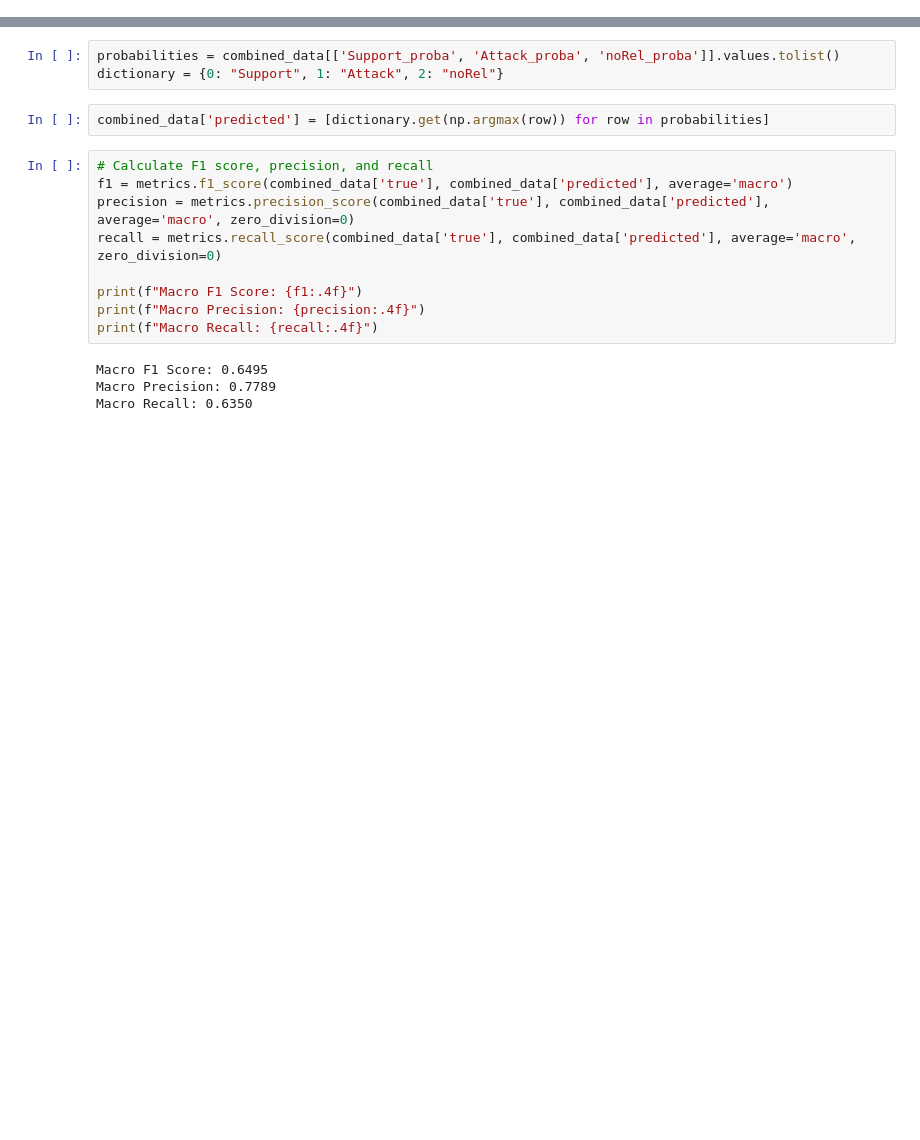
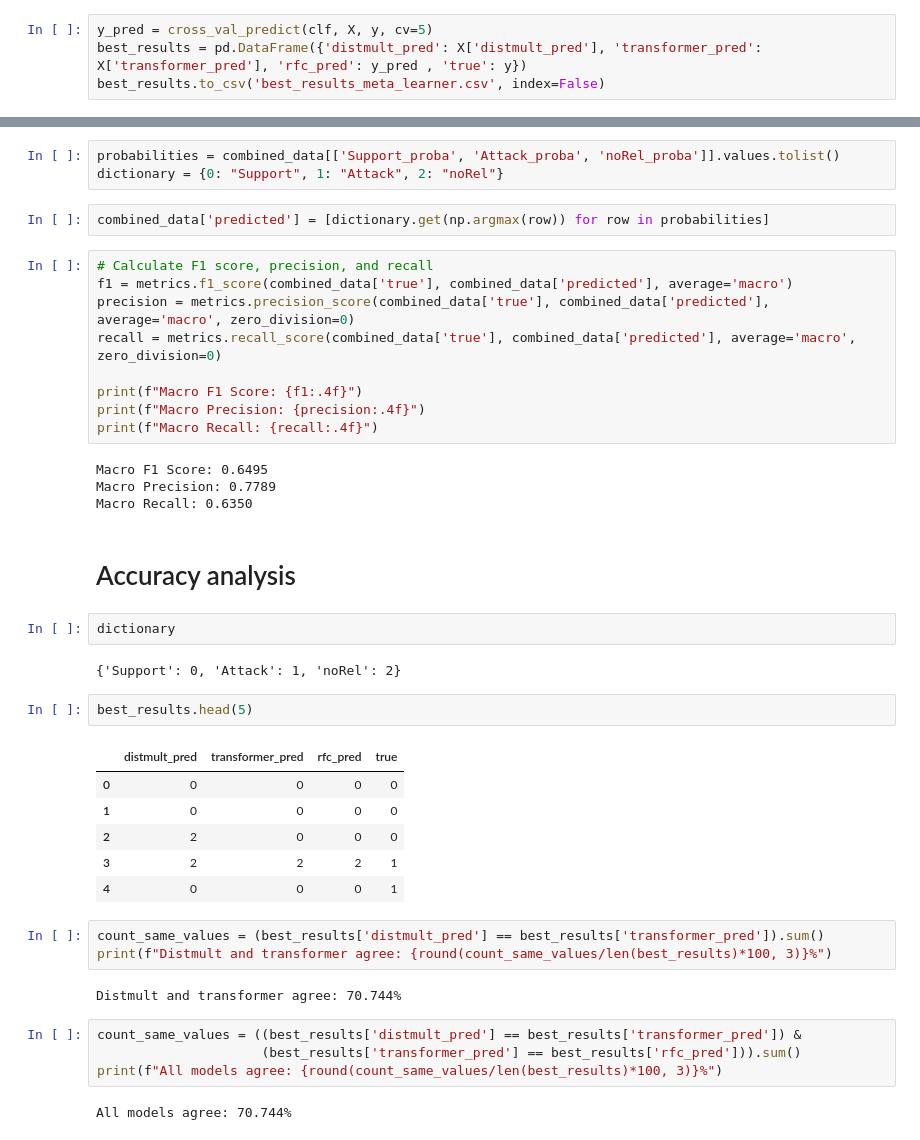
Before and after one commit to deborahdore/political-debates-graph-analysis, a Jupyter notebook: notebooks/meta_learner.ipynb, the cells around one changed output, grey strips where cells are left out. Drawn from its saved outputs; the diff is of its cells as text; blank space fills up the shorter version.

Commit message:
meta-learner analys2

```diff
--- a/notebooks/meta_learner.ipynb
+++ b/notebooks/meta_learner.ipynb
@@ -344,6 +344,10 @@ F1-micro: 0.8352786824735106
 Accuracy: 0.8352786824735106
 Precision-macro: 0.7850573773105296
 Recall-macro: 0.6616790000224425
+# %%
+y_pred = cross_val_predict(clf, X, y, cv=5)
+best_results = pd.DataFrame({'distmult_pred': X['distmult_pred'], 'transformer_pred': X['transformer_pred'], 'rfc_pred': y_pred , 'true': y})
+best_results.to_csv('best_results_meta_learner.csv', index=False)
 # %% [markdown]
 #### Support Vector Classifiers
 # %%
@@ -750,3 +754,29 @@ print(f"Macro Recall: {recall:.4f}")
 Macro F1 Score: 0.6495
 Macro Precision: 0.7789
 Macro Recall: 0.6350
+# %% [markdown]
+# Accuracy analysis
+# %%
+dictionary
+# %% [output]
+{'Support': 0, 'Attack': 1, 'noRel': 2}
+# %%
+best_results.head(5)
+# %% [output]
+|  | distmult_pred | transformer_pred | rfc_pred | true |
+| 0 | 0 | 0 | 0 | 0 |
+| 1 | 0 | 0 | 0 | 0 |
+| 2 | 2 | 0 | 0 | 0 |
+| 3 | 2 | 2 | 2 | 1 |
+| 4 | 0 | 0 | 0 | 1 |
+# %%
+count_same_values = (best_results['distmult_pred'] == best_results['transformer_pred']).sum()
+print(f"Distmult and transformer agree: {round(count_same_values/len(best_results)*100, 3)}%")
+# %% [output]
+Distmult and transformer agree: 70.744%
+# %%
+count_same_values = ((best_results['distmult_pred'] == best_results['transformer_pred']) &
+                     (best_results['transformer_pred'] == best_results['rfc_pred'])).sum()
+print(f"All models agree: {round(count_same_values/len(best_results)*100, 3)}%")
+# %% [output]
+All models agree: 70.744%
```
Also changed, not shown: parts of 20 cells of this notebook.
